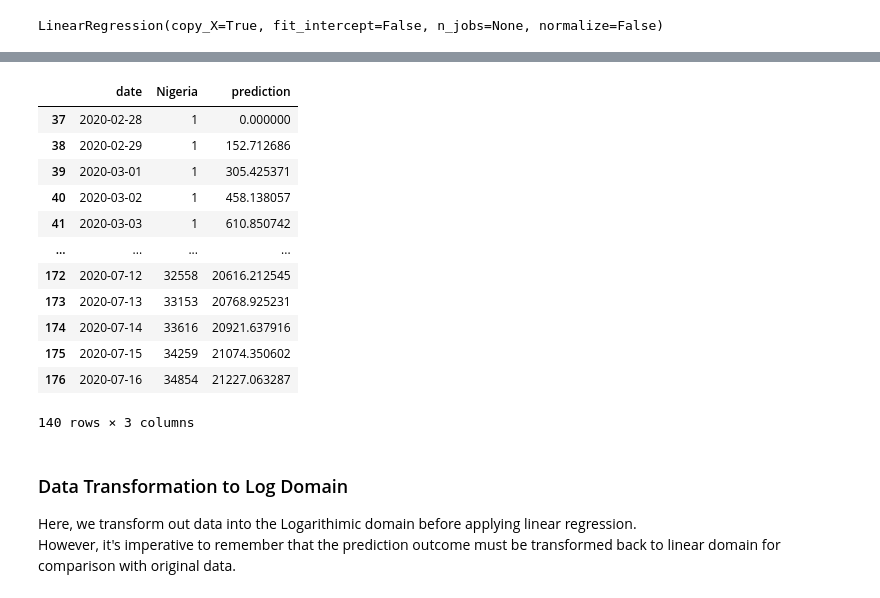
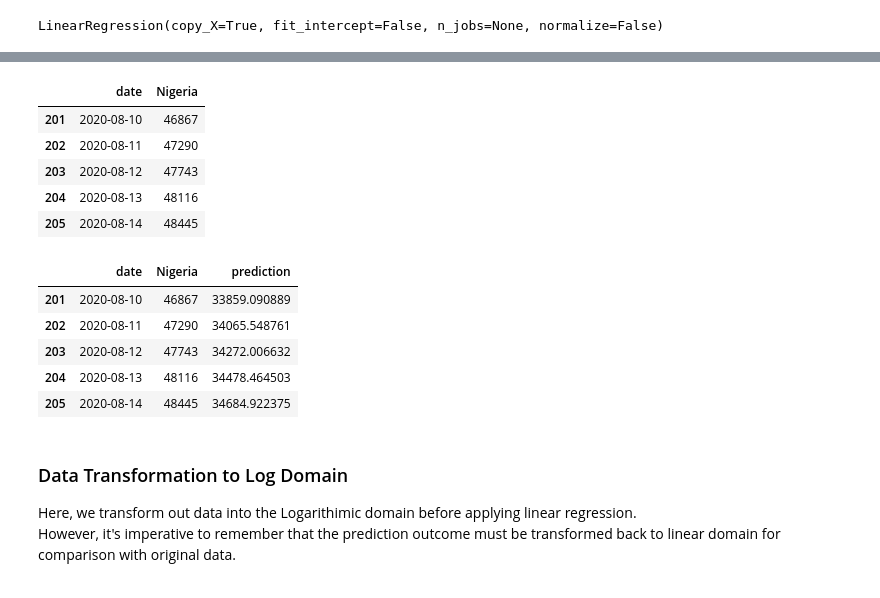
Before and after one commit to Faaizz/codiv_19_analysis, a Jupyter notebook: notebooks/Modelling_spread.ipynb, the cells around one changed output, grey strips where cells are left out. Cells and saved outputs as stored; diff of their text form; code cells hidden in the pictures.

```diff
--- a/notebooks/Modelling_spread.ipynb
+++ b/notebooks/Modelling_spread.ipynb
@@ -229 +260,11 @@ y_hat= reg.predict(X_hat)
+# %%
+LR_inspect= LR_inspect.T
+LR_inspect.tail()
+# %% [output]
+|  | date | Nigeria |
+| 201 | 2020-08-10 | 46867 |
+| 202 | 2020-08-11 | 47290 |
+| 203 | 2020-08-12 | 47743 |
+| 204 | 2020-08-13 | 48116 |
+| 205 | 2020-08-14 | 48445 |
 # %%
@@ -235,21 +274,14 @@ LR_inspect= LR_inspect[not_0_idx[0][0]:]
 # %%
 LR_inspect["prediction"]= y_hat
 # %%
-LR_inspect
+LR_inspect.tail()
 # %% [output]
 |  | date | Nigeria | prediction |
-| 37 | 2020-02-28 | 1 | 0.000000 |
-| 38 | 2020-02-29 | 1 | 152.712686 |
-| 39 | 2020-03-01 | 1 | 305.425371 |
-| 40 | 2020-03-02 | 1 | 458.138057 |
-| 41 | 2020-03-03 | 1 | 610.850742 |
-| ... | ... | ... | ... |
-| 172 | 2020-07-12 | 32558 | 20616.212545 |
-| 173 | 2020-07-13 | 33153 | 20768.925231 |
-| 174 | 2020-07-14 | 33616 | 20921.637916 |
-| 175 | 2020-07-15 | 34259 | 21074.350602 |
-| 176 | 2020-07-16 | 34854 | 21227.063287 |
+| 201 | 2020-08-10 | 46867 | 33859.090889 |
+| 202 | 2020-08-11 | 47290 | 34065.548761 |
+| 203 | 2020-08-12 | 47743 | 34272.006632 |
+| 204 | 2020-08-13 | 48116 | 34478.464503 |
+| 205 | 2020-08-14 | 48445 | 34684.922375 |
-140 rows × 3 columns
 # %%
 # Quick Plot
 quick_plot(LR_inspect["date"], LR_inspect.iloc[:,1:], type='linear', xslider=True)
```
Also changed, not shown: parts of 33 cells of this notebook, 7 other files.
